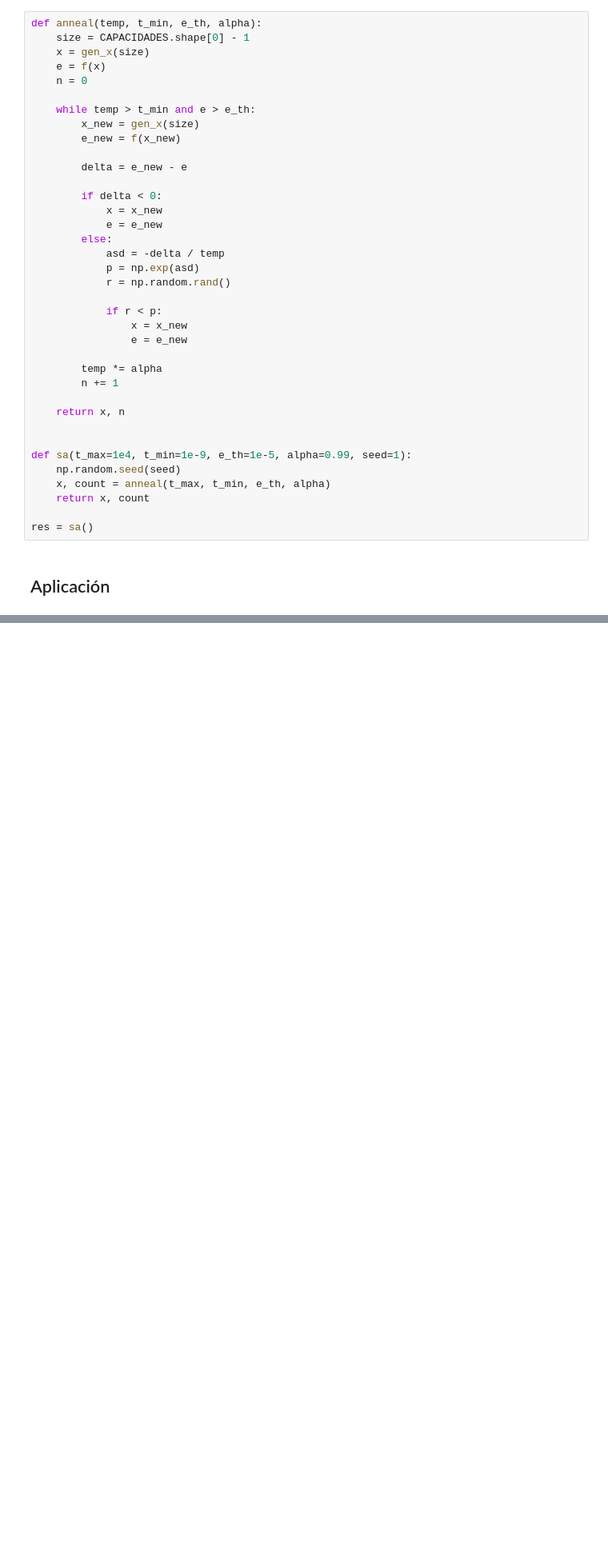
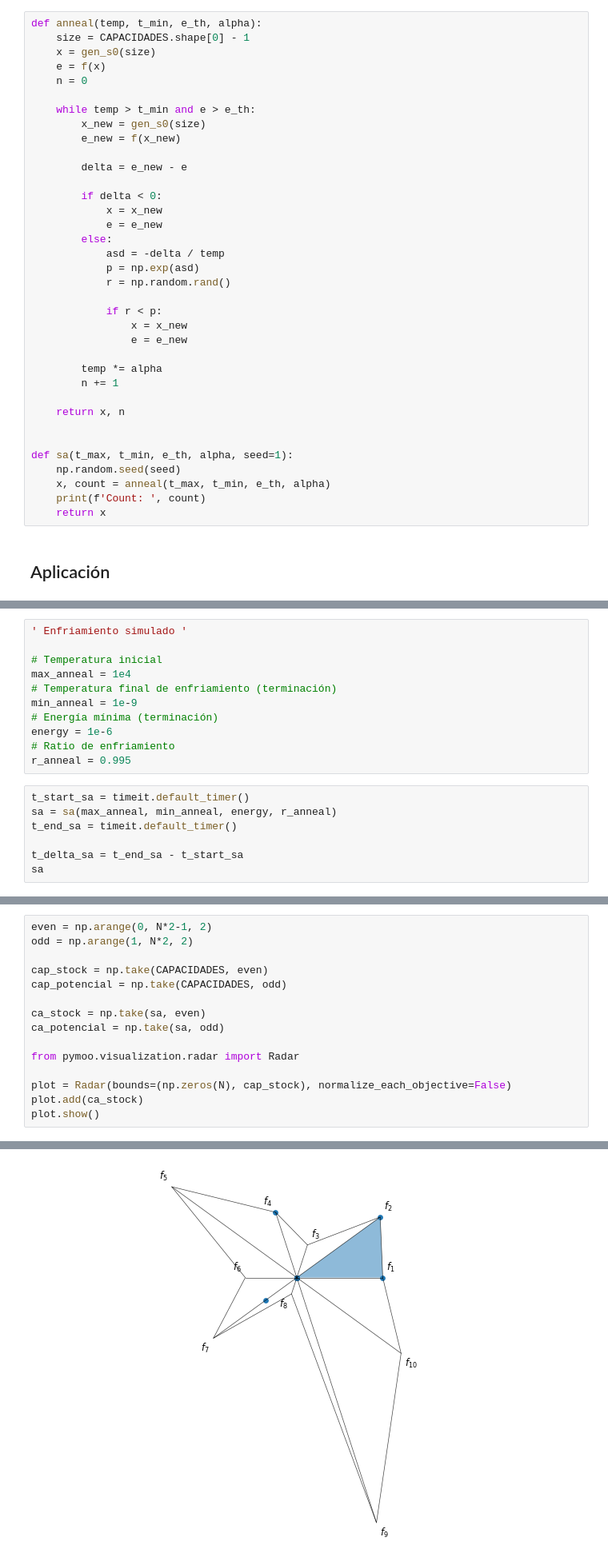
Before and after one commit to jefftorres/cheese, a Jupyter notebook: Queso.ipynb, the cells around one changed output, grey strips where cells are left out. Shown at 80% size. Saved outputs shown, nothing was run; the diff lists cells and outputs as text; blank space fills up the shorter version.

```diff
--- a/Queso.ipynb
+++ b/Queso.ipynb
@@ -202,12 +211,12 @@ def gen_x(n_vars):
 # %%
 def anneal(temp, t_min, e_th, alpha):
     size = CAPACIDADES.shape[0] - 1
-    x = gen_x(size)
+    x = gen_s0(size)
     e = f(x)
     n = 0
 
     while temp > t_min and e > e_th:
-        x_new = gen_x(size)
+        x_new = gen_s0(size)
         e_new = f(x_new)
 
         delta = e_new - e
@@ -230,11 +239,10 @@ def anneal(temp, t_min, e_th, alpha):
     return x, n
 
 
-def sa(t_max=1e4, t_min=1e-9, e_th=1e-5, alpha=0.99, seed=1):
+def sa(t_max, t_min, e_th, alpha, seed=1):
     np.random.seed(seed)
     x, count = anneal(t_max, t_min, e_th, alpha)
-    return x, count
-
-res = sa()
+    print(f'Count: ', count)
+    return x
 # %% [markdown]
 ## Aplicación
@@ -262,0 +249,18 @@ Precio: 437520.0
+# %%
+' Enfriamiento simulado '
+
+# Temperatura inicial
+max_anneal = 1e4
+# Temperatura final de enfriamiento (terminación)
+min_anneal = 1e-9
+# Energía mínima (terminación)
+energy = 1e-6
+# Ratio de enfriamiento
+r_anneal = 0.995
+# %%
+t_start_sa = timeit.default_timer()
+sa = sa(max_anneal, min_anneal, energy, r_anneal)
+t_end_sa = timeit.default_timer()
+
+t_delta_sa = t_end_sa - t_start_sa
+sa
@@ -262,0 +282,16 @@ Precio: 437520.0
+# %%
+even = np.arange(0, N*2-1, 2)
+odd = np.arange(1, N*2, 2)
+
+cap_stock = np.take(CAPACIDADES, even)
+cap_potencial = np.take(CAPACIDADES, odd)
+
+ca_stock = np.take(sa, even)
+ca_potencial = np.take(sa, odd)
+
+from pymoo.visualization.radar import Radar
+
+plot = Radar(bounds=(np.zeros(N), cap_stock), normalize_each_objective=False)
+plot.add(ca_stock)
+plot.show()
+# %% [output]
@@ -262,0 +299 @@ Precio: 437520.0
+[figure, added]
```
Also changed, not shown: parts of 25 cells of this notebook.
